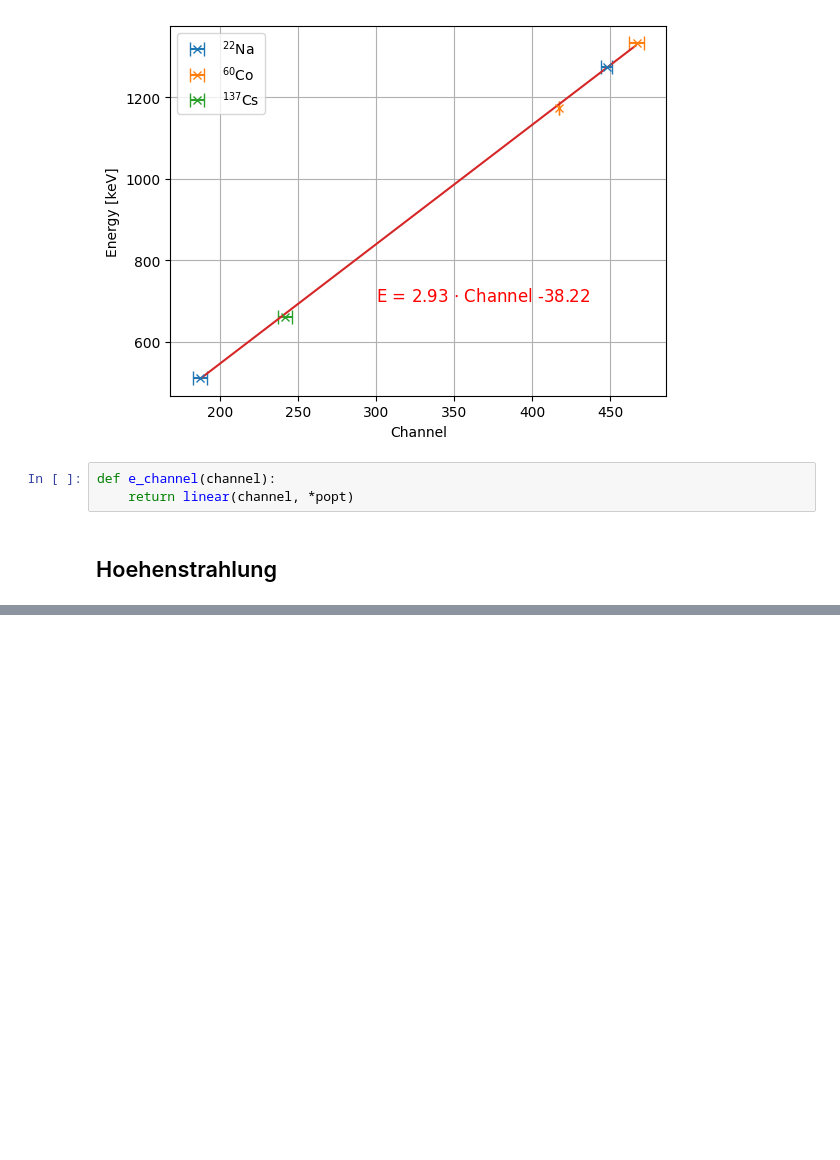
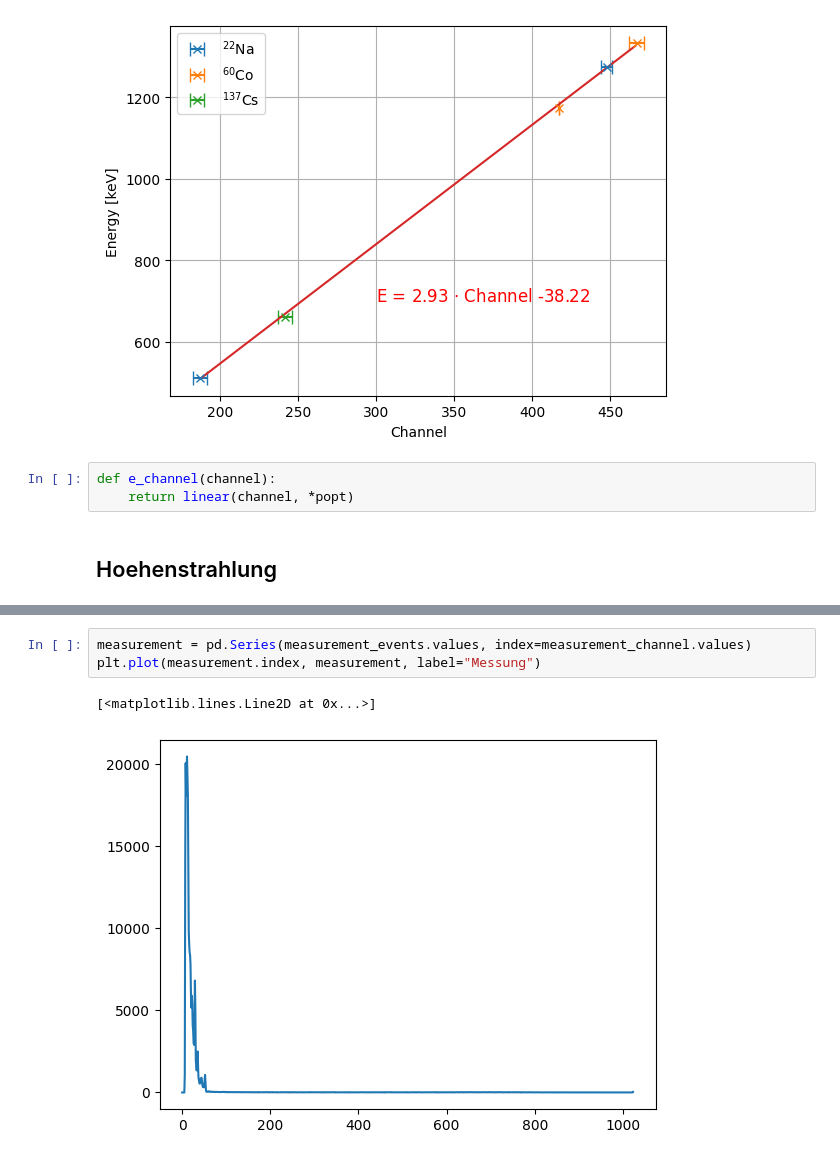
Before and after one commit to RombusBombus/AP3, a Jupyter notebook: RAD/RAD.ipynb, the cells around one changed output, grey strips where cells are left out. Drawn from its saved outputs; the diff is of its cells as text; blank space fills up the shorter version.

```diff
--- a/RAD/RAD.ipynb
+++ b/RAD/RAD.ipynb
@@ -168,0 +216,6 @@ def e_channel(channel):
+# %%
+measurement = pd.Series(measurement_events.values, index=measurement_channel.values)
+plt.plot(measurement.index, measurement, label="Messung")
+# %% [output]
+[<matplotlib.lines.Line2D at 0x...>]
+[figure, added]
```
Also changed, not shown: parts of 4 cells of this notebook, 1 other file.
